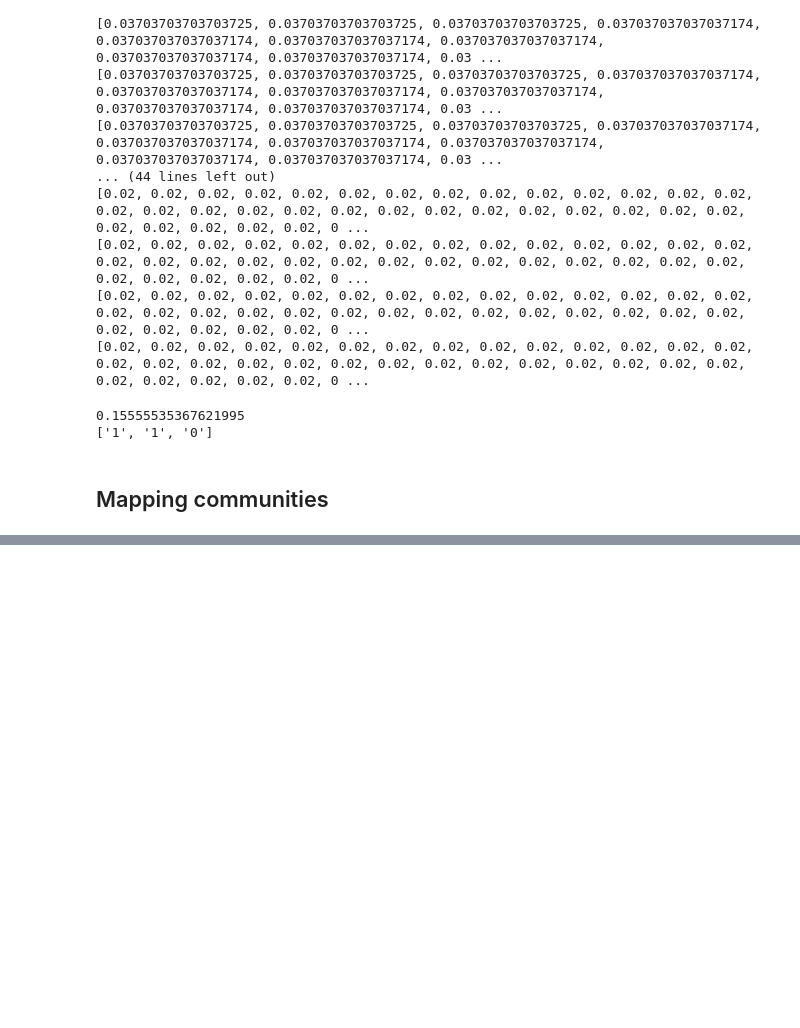
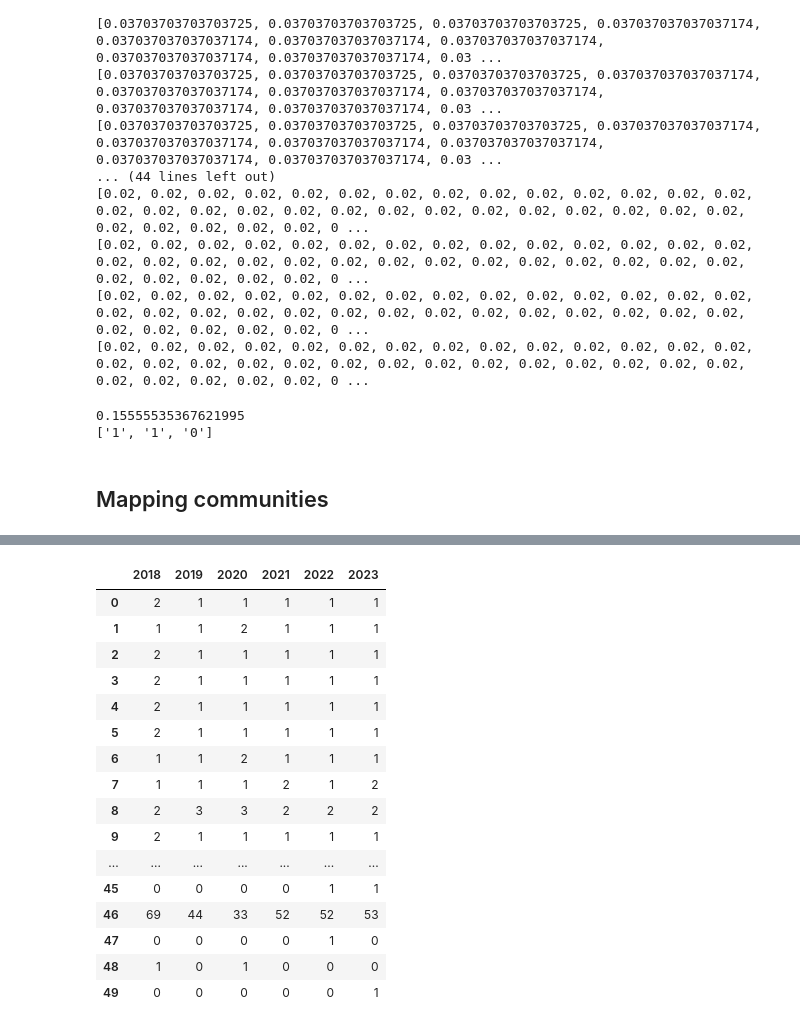
Before and after one commit to JuanesLamilla/TemporalClusterNet, a Jupyter notebook: time_series.ipynb, the cells around one changed output, grey strips where cells are left out. Drawn from its saved outputs; the diff is of its cells as text; code cells hidden in the pictures; blank space fills up the shorter version.

```diff
--- a/time_series.ipynb
+++ b/time_series.ipynb
@@ -714,0 +871,20 @@ tegu_cluster_tester.plot_clusters()
+# %%
+cluster_counts_per_year
+# %% [output]
+|  | 2018 | 2019 | 2020 | 2021 | 2022 | 2023 |
+| 0 | 2 | 1 | 1 | 1 | 1 | 1 |
+| 1 | 1 | 1 | 2 | 1 | 1 | 1 |
+| 2 | 2 | 1 | 1 | 1 | 1 | 1 |
+| 3 | 2 | 1 | 1 | 1 | 1 | 1 |
+| 4 | 2 | 1 | 1 | 1 | 1 | 1 |
+| 5 | 2 | 1 | 1 | 1 | 1 | 1 |
+| 6 | 1 | 1 | 2 | 1 | 1 | 1 |
+| 7 | 1 | 1 | 1 | 2 | 1 | 2 |
+| 8 | 2 | 3 | 3 | 2 | 2 | 2 |
+| 9 | 2 | 1 | 1 | 1 | 1 | 1 |
+| ... | ... | ... | ... | ... | ... | ... |
+| 45 | 0 | 0 | 0 | 0 | 1 | 1 |
+| 46 | 69 | 44 | 33 | 52 | 52 | 53 |
+| 47 | 0 | 0 | 0 | 0 | 1 | 0 |
+| 48 | 1 | 0 | 1 | 0 | 0 | 0 |
+| 49 | 0 | 0 | 0 | 0 | 0 | 1 |
```
Also changed, not shown: parts of 23 cells of this notebook.
